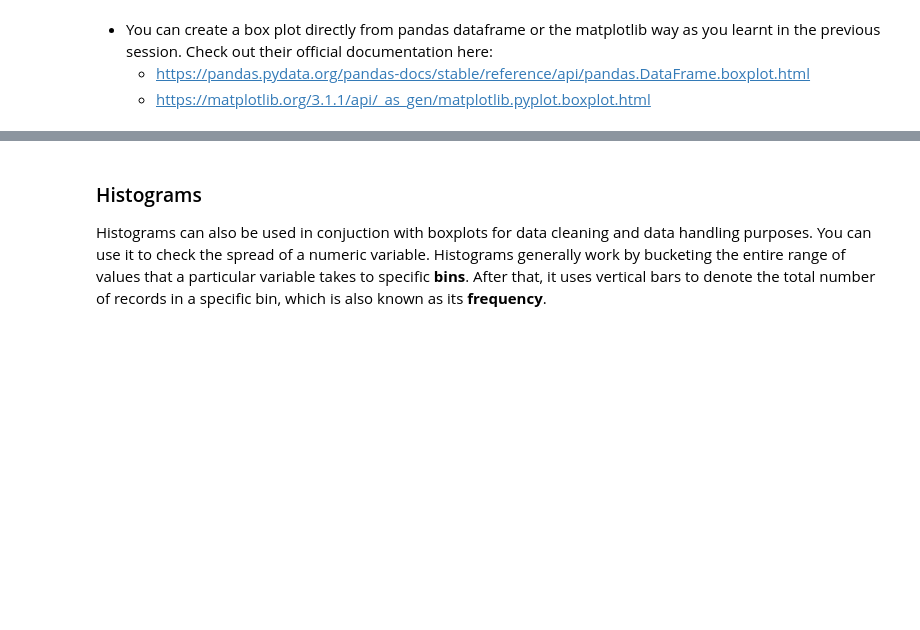
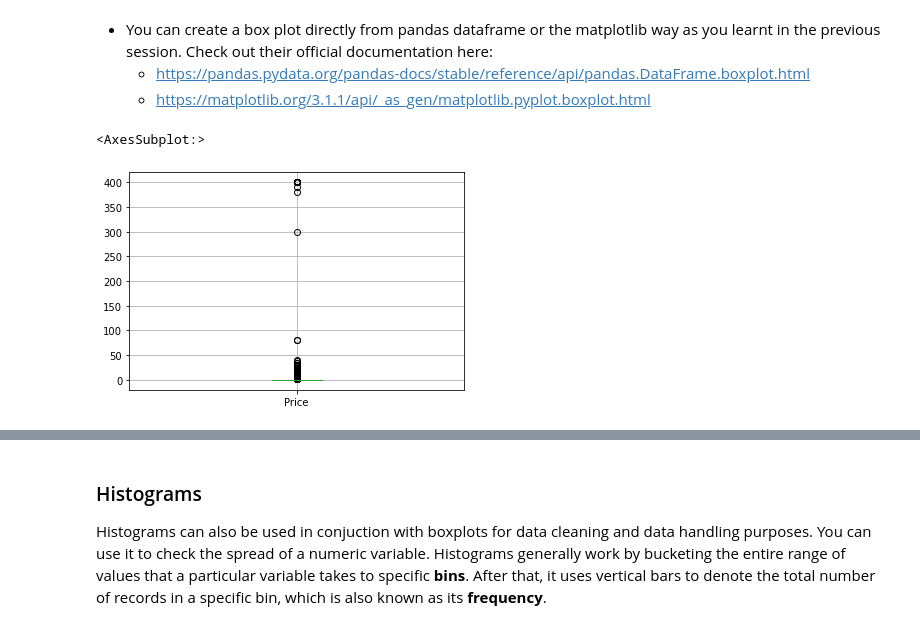
Before and after one commit to saishankar2748/Data-Analysis, a Jupyter notebook: Case Study Google Playstore apps/Data Visualisation in Python - Case Study.ipynb, the cells around one changed output, grey strips where cells are left out. Drawn from its saved outputs; the diff is of its cells as text; code cells hidden in the pictures; blank space fills up the shorter version.

```diff
--- a/Case Study Google Playstore apps/Data Visualisation in Python - Case Study.ipynb
+++ b/Case Study Google Playstore apps/Data Visualisation in Python - Case Study.ipynb
@@ -394,7 +394,7 @@ inp1['Installs'].value_counts()
 1+                   3
 Name: Installs, dtype: int64
 # %%
-inp1['Installs'] = inp1['Installs'].replace(r"[,|+]","")
+inp1['Installs'] = inp1['Installs'].replace(r"[,|+]","",regex=True)
 inp1['Installs'] = inp1['Installs'].astype(float)
 # %% [output]
 A value is trying to be set on a copy of a slice from a DataFrame.
@@ -505,2 +506,6 @@ Using a box plot you can identify the outliers as follows:
 # %%
 #Create a box plot for the price column
+inp1.boxplot(column='Price')
+# %% [output]
+<AxesSubplot:>
+[figure, added]
```
Also changed, not shown: parts of 13 cells of this notebook.
